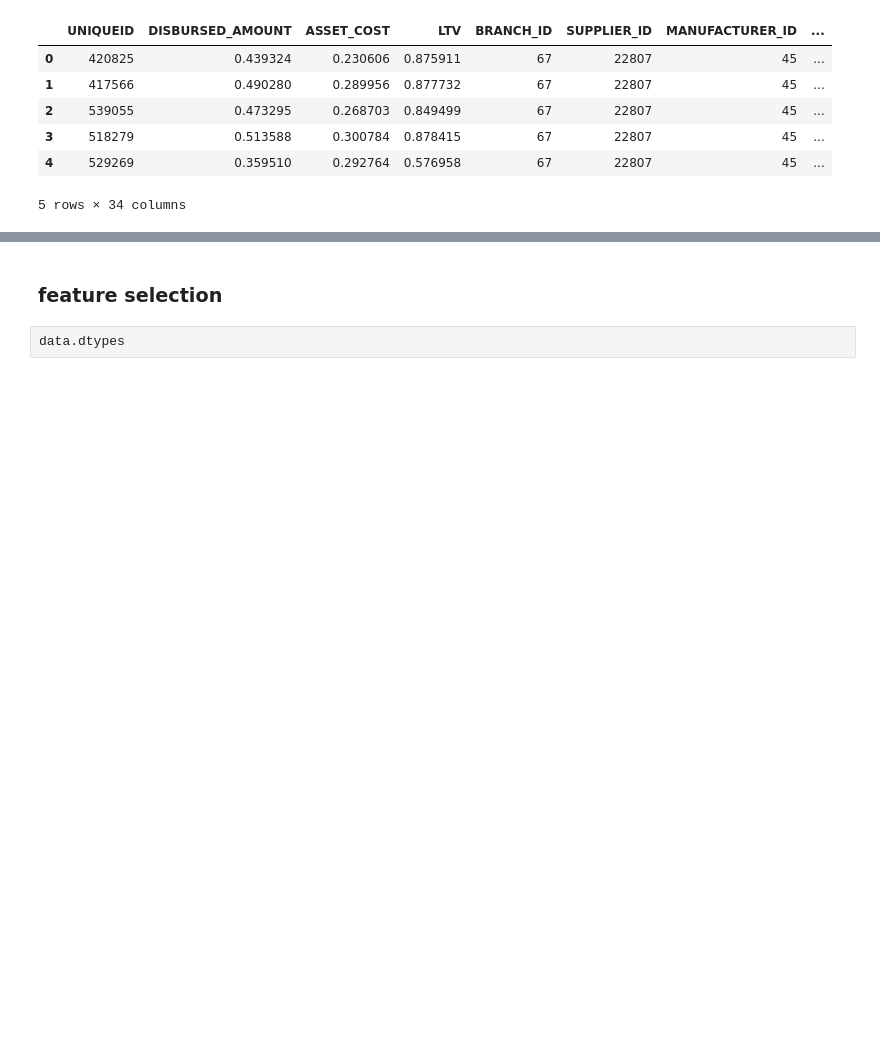
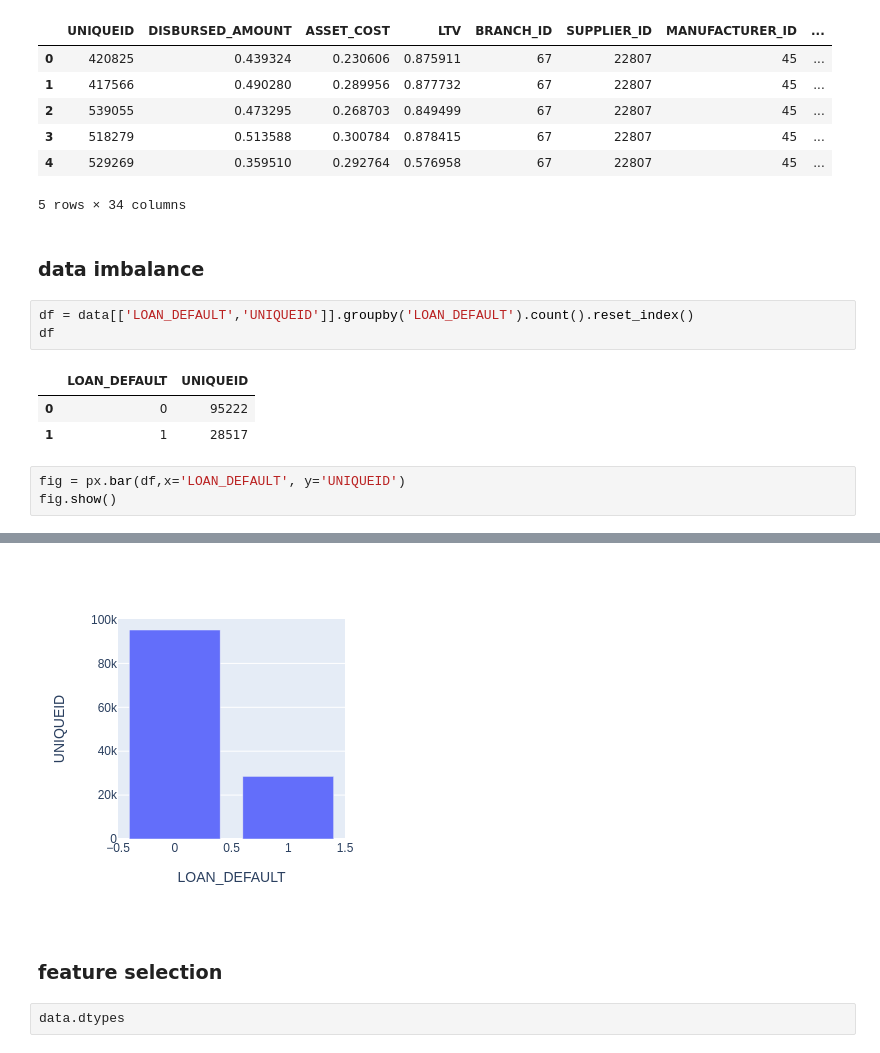
Before and after one commit to masete/L-T-Vehicle-loan-prediction, a Jupyter notebook: ml_lab.ipynb, the cells around one changed output, grey strips where cells are left out. Saved outputs shown, nothing was run; the diff lists cells and outputs as text; blank space fills up the shorter version.

Commit message:
checking for imbalance

```diff
--- a/ml_lab.ipynb
+++ b/ml_lab.ipynb
@@ -12,3 +13,16 @@ data.head()
 | 3 | 518279 | 0.513588 | 0.300784 | 0.878415 | 67 | 22807 | 45 | ... |
 | 4 | 529269 | 0.359510 | 0.292764 | 0.576958 | 67 | 22807 | 45 | ... |
 5 rows × 34 columns
+# %% [markdown]
+### data imbalance
+# %%
+df = data[['LOAN_DEFAULT','UNIQUEID']].groupby('LOAN_DEFAULT').count().reset_index()
+df
+# %% [output]
+|  | LOAN_DEFAULT | UNIQUEID |
+| 0 | 0 | 95222 |
+| 1 | 1 | 28517 |
+# %%
+fig = px.bar(df,x='LOAN_DEFAULT', y='UNIQUEID')
+fig.show()
+# %% [output]
@@ -15,3 +30,4 @@ data.head()
+[figure, added]
 # %% [markdown]
 ### feature selection
 # %%
```
Also changed, not shown: parts of 3 cells of this notebook.
